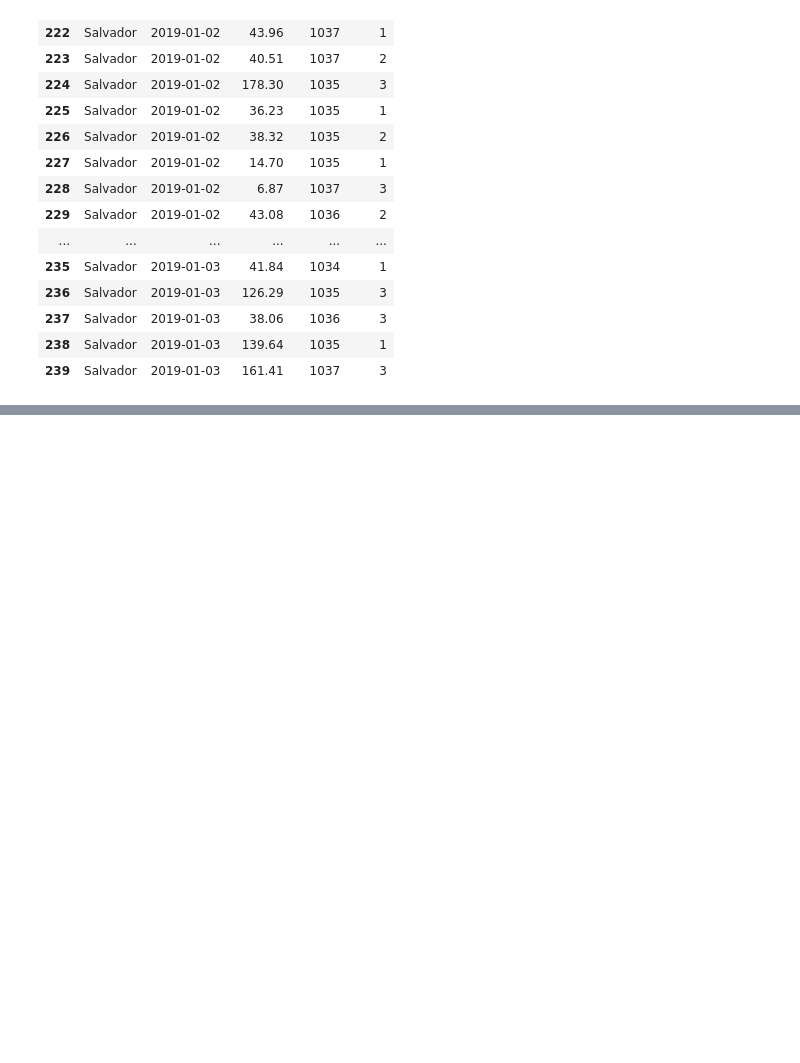
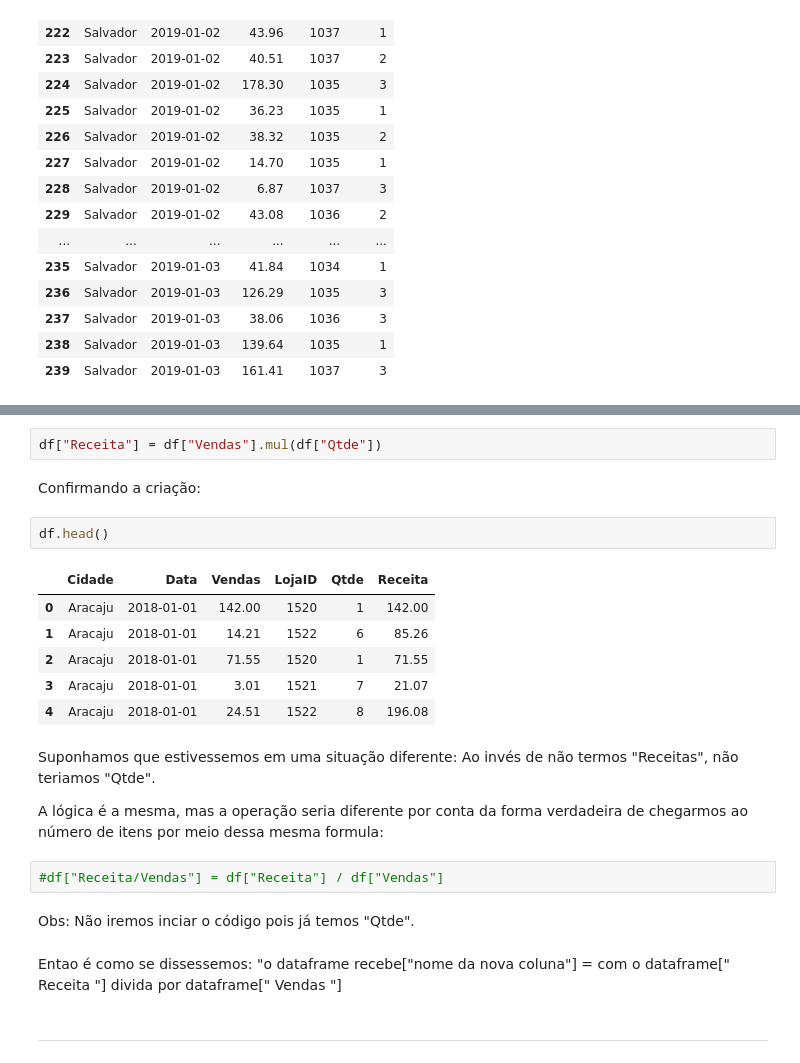
Before and after one commit to Felipe-Magalhaes-A-Carneiro/analise_de_dados-python_pandas, a Jupyter notebook: Notebooks/02-planilhas-excel.ipynb, the cells around one changed output, grey strips where cells are left out. Saved outputs shown, nothing was run; the diff lists cells and outputs as text; blank space fills up the shorter version.

```diff
--- a/Notebooks/02-planilhas-excel.ipynb
+++ b/Notebooks/02-planilhas-excel.ipynb
@@ -91,0 +268,25 @@ df.tail(20)
+# %%
+df["Receita"] = df["Vendas"].mul(df["Qtde"])
+# %% [markdown]
+Confirmando a criação:
+# %%
+df.head()
+# %% [output]
+|  | Cidade | Data | Vendas | LojaID | Qtde | Receita |
+| 0 | Aracaju | 2018-01-01 | 142.00 | 1520 | 1 | 142.00 |
+| 1 | Aracaju | 2018-01-01 | 14.21 | 1522 | 6 | 85.26 |
+| 2 | Aracaju | 2018-01-01 | 71.55 | 1520 | 1 | 71.55 |
+| 3 | Aracaju | 2018-01-01 | 3.01 | 1521 | 7 | 21.07 |
+| 4 | Aracaju | 2018-01-01 | 24.51 | 1522 | 8 | 196.08 |
+# %% [markdown]
+Suponhamos que estivessemos em uma situação diferente: Ao invés de não termos "Receitas", não teriamos "Qtde".
+
+A lógica é a mesma, mas a operação seria diferente por conta da forma verdadeira de chegarmos ao número de itens por meio dessa mesma formula:
+# %%
+#df["Receita/Vendas"] = df["Receita"] / df["Vendas"]
+# %% [markdown]
+Obs: Não iremos inciar o código pois já temos "Qtde".
+# %% [markdown]
+Entao é como se dissessemos: "o dataframe recebe["nome da nova coluna"] = com o dataframe[" Receita "] divida por dataframe[" Vendas "]
+# %% [markdown]
+--------------------------------------------------------------------------------------------------
```
Also changed, not shown: parts of 82 cells of this notebook.
